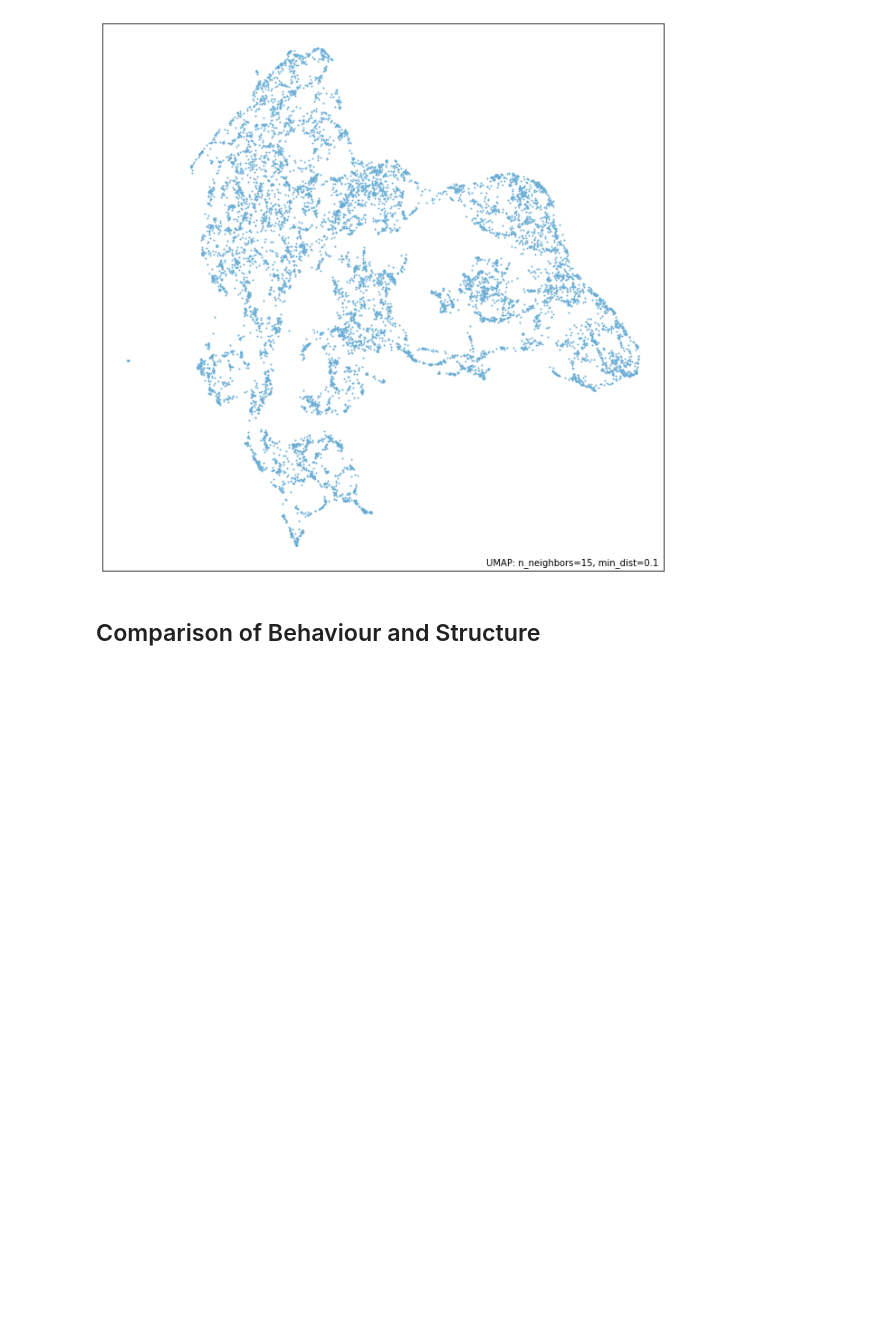
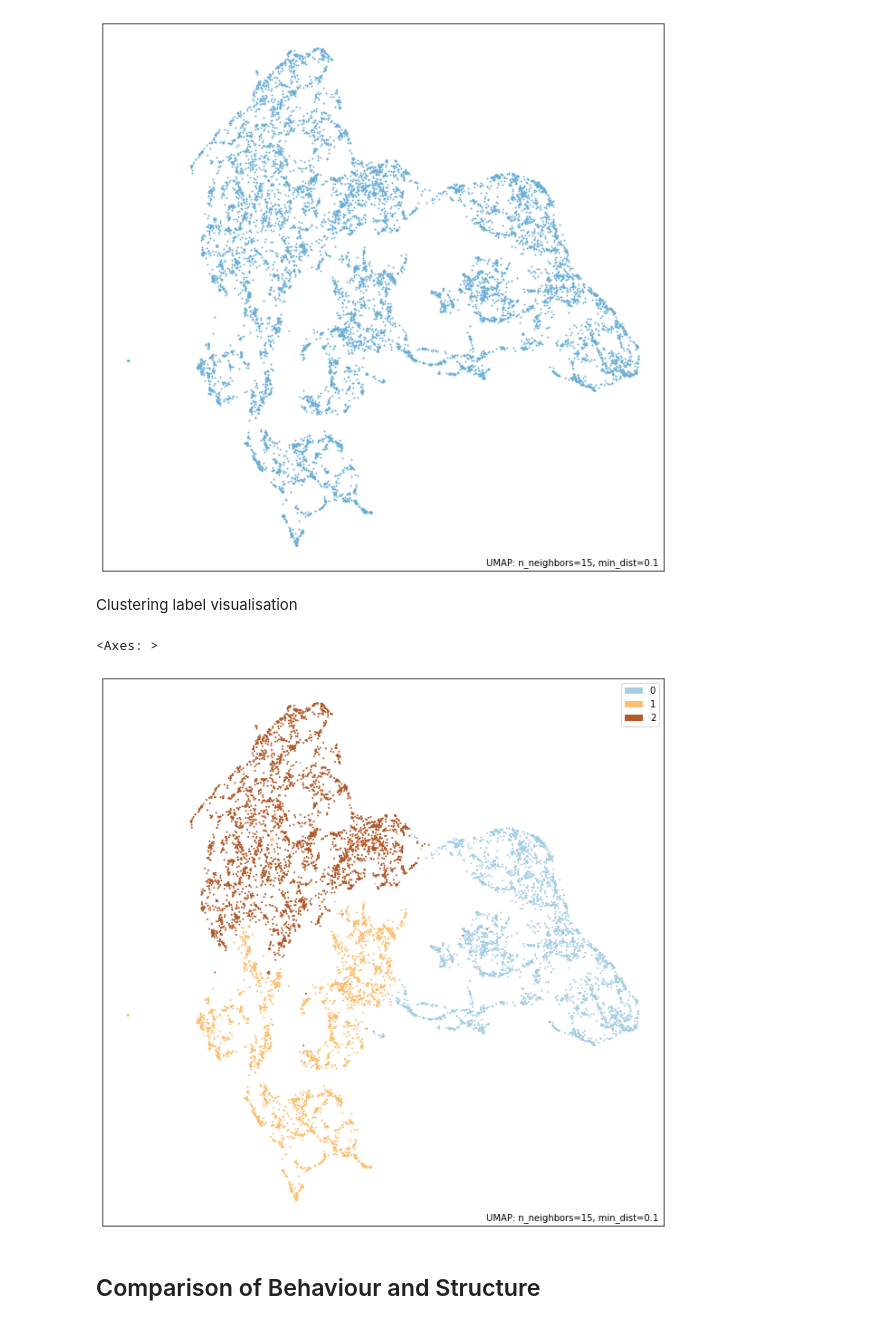
Before and after one commit to cameronstackhouse/exploring-the-design-space-of-artificial-life, a Jupyter notebook: results.ipynb, the cells around one changed output. Saved outputs shown, nothing was run; the diff lists cells and outputs as text; code cells hidden in the pictures; blank space fills up the shorter version.

```diff
--- a/results.ipynb
+++ b/results.ipynb
@@ -350,5 +488,12 @@ umap.plot.points(mapper_behaviour)
 # %% [output]
 <Axes: >
 [figure]
+# %% [markdown]
+Clustering label visualisation
+# %%
+umap.plot.points(mapper_behaviour, labels=hierarchical_labels_behaviour, color_key_cmap='Paired')
+# %% [output]
+<Axes: >
+[figure, added]
 # %% [markdown]
 ## Comparison of Behaviour and Structure
```
Also changed, not shown: parts of 31 cells of this notebook.
